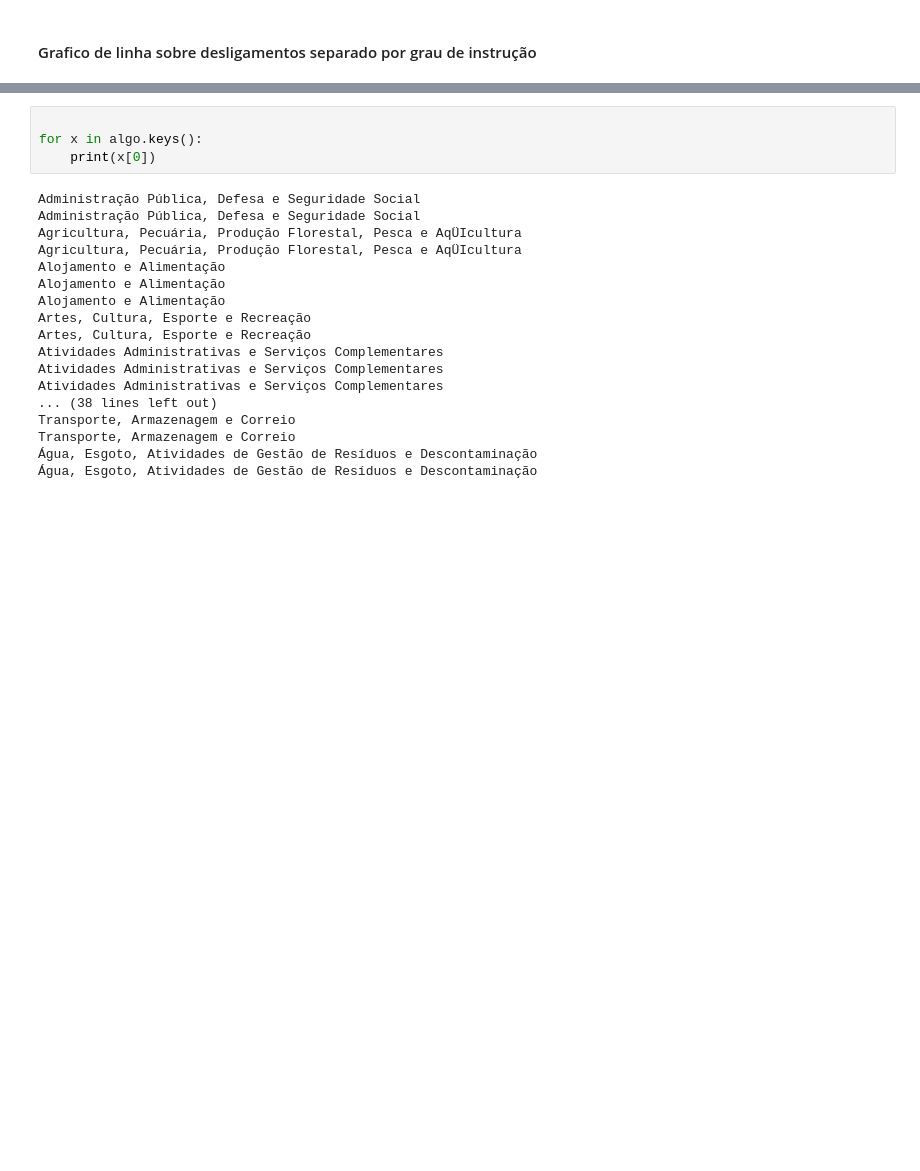
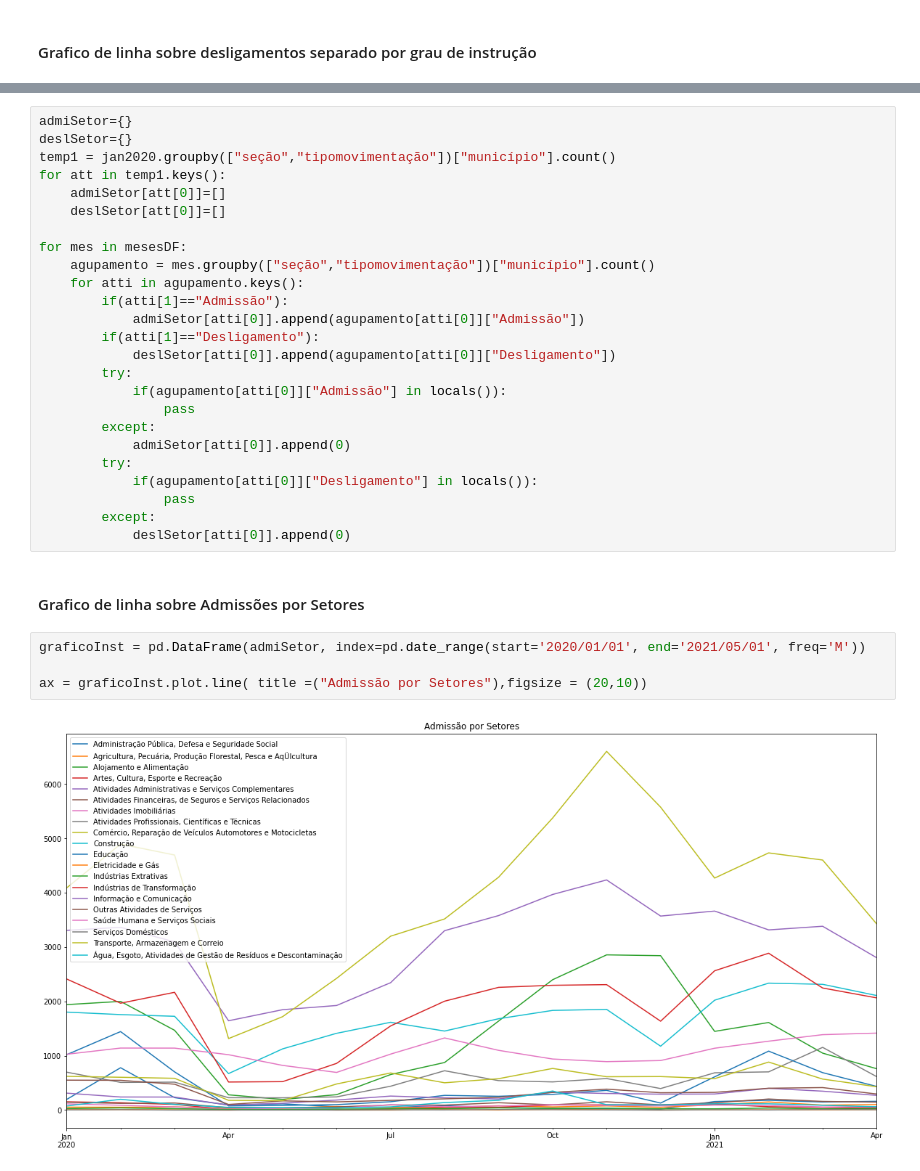
Before and after one commit to MarcospsDonizete/Analise_De_Empregabilidade, a Jupyter notebook: Caged.ipynb, the cells around one changed output, grey strips where cells are left out. Cells and saved outputs as stored; diff of their text form; blank space fills up the shorter version.

```diff
--- a/Caged.ipynb
+++ b/Caged.ipynb
@@ -480,22 +447,33 @@ IndentationError: unexpected indent (<ipython-input-38-82353385bc01>, line 3)
-# %%
-
-for x in algo.keys():
-    print(x[0])
-# %% [output]
-Administração Pública, Defesa e Seguridade Social
-Administração Pública, Defesa e Seguridade Social
-Agricultura, Pecuária, Produção Florestal, Pesca e AqÜIcultura
-Agricultura, Pecuária, Produção Florestal, Pesca e AqÜIcultura
-Alojamento e Alimentação
-Alojamento e Alimentação
-Alojamento e Alimentação
-Artes, Cultura, Esporte e Recreação
-Artes, Cultura, Esporte e Recreação
-Atividades Administrativas e Serviços Complementares
-Atividades Administrativas e Serviços Complementares
-Atividades Administrativas e Serviços Complementares
-... (38 lines left out)
-Transporte, Armazenagem e Correio
-Transporte, Armazenagem e Correio
-Água, Esgoto, Atividades de Gestão de Resíduos e Descontaminação
-Água, Esgoto, Atividades de Gestão de Resíduos e Descontaminação
+# %%
+admiSetor={}
+deslSetor={}
+temp1 = jan2020.groupby(["seção","tipomovimentação"])["município"].count()
+for att in temp1.keys():
+    admiSetor[att[0]]=[]
+    deslSetor[att[0]]=[]
+
+for mes in mesesDF:
+    agupamento = mes.groupby(["seção","tipomovimentação"])["município"].count()
+    for atti in agupamento.keys():
+        if(atti[1]=="Admissão"):
+            admiSetor[atti[0]].append(agupamento[atti[0]]["Admissão"])
+        if(atti[1]=="Desligamento"):
+            deslSetor[atti[0]].append(agupamento[atti[0]]["Desligamento"])
+        try:
+            if(agupamento[atti[0]]["Admissão"] in locals()):
+                pass
+        except:
+            admiSetor[atti[0]].append(0)
+        try:
+            if(agupamento[atti[0]]["Desligamento"] in locals()):
+                pass
+        except:
+            deslSetor[atti[0]].append(0)
+# %% [markdown]
+<h4> Grafico de linha sobre Admissões por Setores </h4>
+# %%
+graficoInst = pd.DataFrame(admiSetor, index=pd.date_range(start='2020/01/01', end='2021/05/01', freq='M'))
+
+ax = graficoInst.plot.line( title =("Admissão por Setores"),figsize = (20,10))
+# %% [output]
+[figure, added]
```
Also changed, not shown: parts of 7 cells of this notebook.
